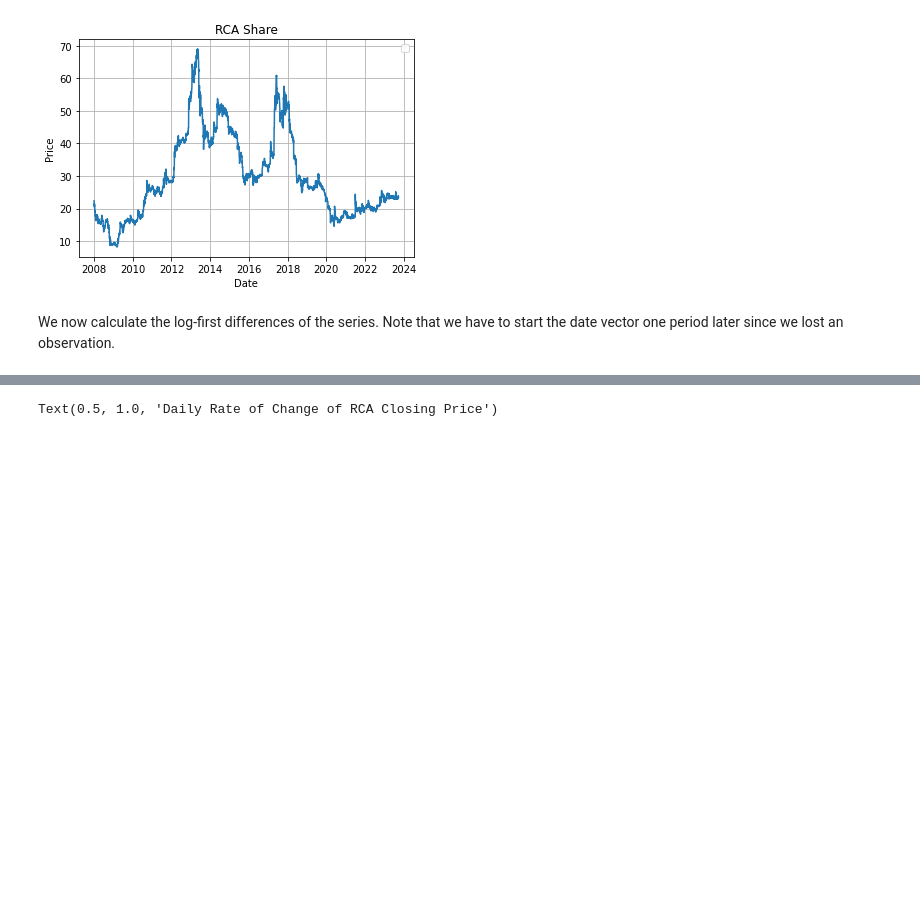
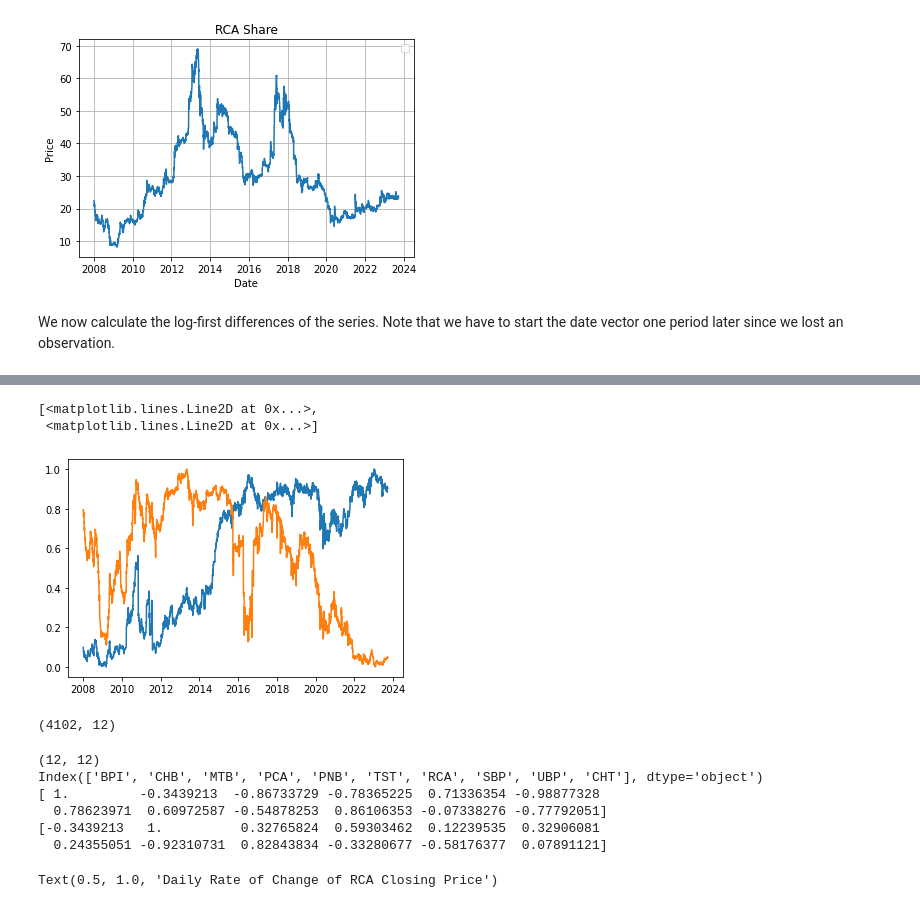
Before and after one commit to McNelis-CMML/ML_2023-BSP, a Jupyter notebook: PHBankingVol1.ipynb, the cells around one changed output, grey strips where cells are left out. Drawn from its saved outputs; the diff is of its cells as text; code cells hidden in the pictures; blank space fills up the shorter version.

```diff
--- a/PHBankingVol1.ipynb
+++ b/PHBankingVol1.ipynb
@@ -237,3 +241,44 @@ print(np.min(RSQ_RET_NPC))
+# %%
+from sklearn.preprocessing import MinMaxScaler
+scaler = MinMaxScaler(feature_range=(0, 1))
+encoded_RET= scaler.fit_transform(encoded_RET)
+#encoded_HK= scaler.fit_transform(encoded_HK)
+plt.plot(date[1:], encoded_RET)
+# %% [output]
+[<matplotlib.lines.Line2D at 0x...>,
+ <matplotlib.lines.Line2D at 0x...>]
+[figure, added]
+# %%
+RetMatrix = np.concatenate((encoded_RET, RETURNSnorm), axis=1)
+print(RetMatrix.shape)
+# %% [output]
+(4102, 12)
+# %%
+import numpy as np
+
+# Assuming RetMatrix is your matrix
+# Compute the correlation matrix
+correlation_matrix = np.corrcoef(RetMatrix, rowvar=False)
+
+# rowvar=False means that the rows of the input matrix represent variables, and the columns represent observations.
+
+# The correlation_matrix will contain Pearson correlation coefficients between the columns of RetMatrix.
+
+# Print the correlation matrix
+#print(correlation_matrix)
+print(correlation_matrix.shape)
+JUNK = correlation_matrix[0,:]
+JUNK1 = correlation_matrix[1,:]
+print((df1.iloc[:,2:].columns))
+print(JUNK)
+print(JUNK1)
+# %% [output]
+(12, 12)
+Index(['BPI', 'CHB', 'MTB', 'PCA', 'PNB', 'TST', 'RCA', 'SBP', 'UBP', 'CHT'], dtype='object')
+[ 1.         -0.3439213  -0.86733729 -0.78365225  0.71336354 -0.98877328
+  0.78623971  0.60972587 -0.54878253  0.86106353 -0.07338276 -0.77792051]
+[-0.3439213   1.          0.32765824  0.59303462  0.12239535  0.32906081
+  0.24355051 -0.92310731  0.82843834 -0.33280677 -0.58176377  0.07891121]
 # %%
 plt.plot(date[1:], diff_close)
 plt.title('Daily Rate of Change of RCA Closing Price')
```
Also changed, not shown: parts of 18 cells of this notebook.
